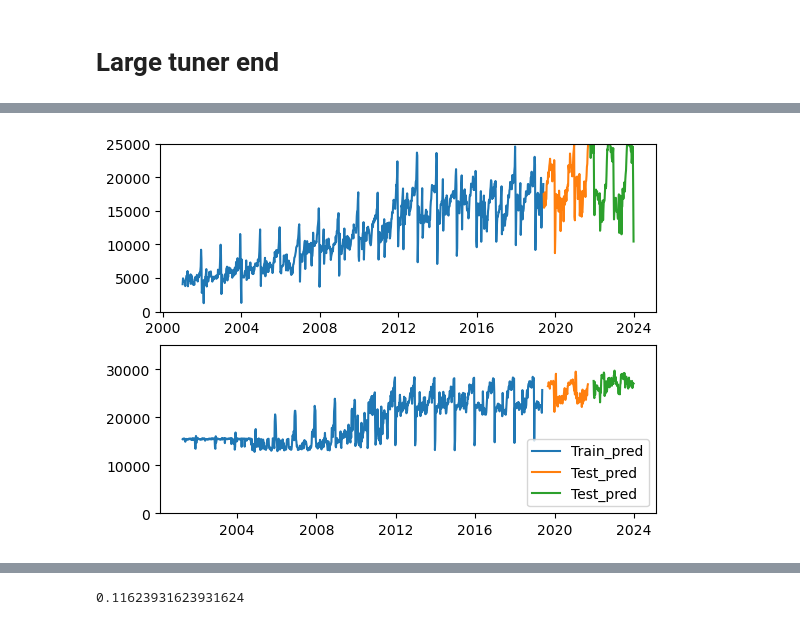
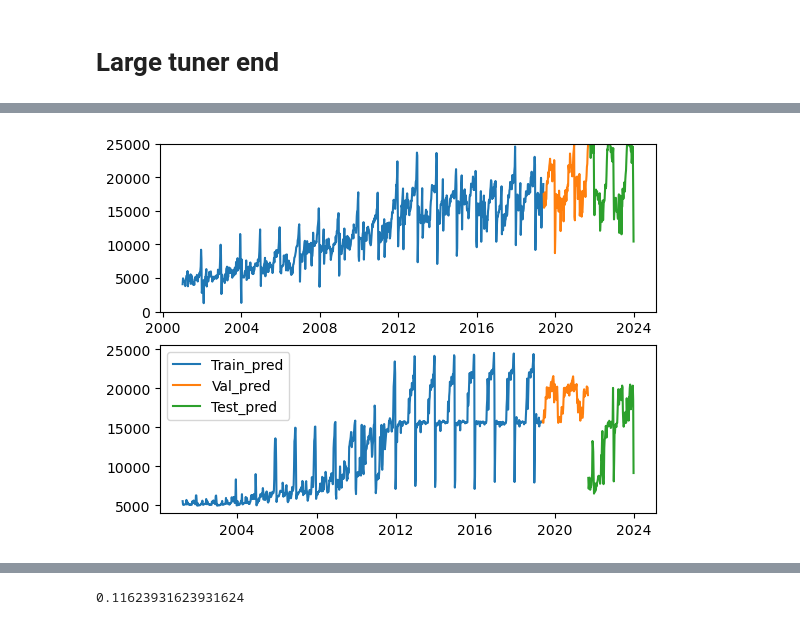
Before and after one commit to DataJakob/DT8807-Advanced-Topics-in-Deep-Learning, a Jupyter notebook: Feature_Engineering_and_Modelling.ipynb, the cells around one changed output, grey strips where cells are left out. Cells and saved outputs as stored; diff of their text form; code cells hidden in the pictures.

```diff
--- a/Feature_Engineering_and_Modelling.ipynb
+++ b/Feature_Engineering_and_Modelling.ipynb
@@ -237,13 +209,12 @@ engineering_func = ColumnTransformer(
 # %% [markdown]
 <h2> 4.2 Total pipeline </h2>
 # %%
-X_val_corr = pd.concat([X_train[-15:],X_val])
-X_test_corr = pd.concat([X_val[-15:],X_test])
+X_val_corr = pd.concat([X_train[-13:],X_val])
+X_test_corr = pd.concat([X_val[-13:],X_test])
 # %%
 pipe = Pipeline(steps=[
     ('det', time_func),
     ('ind', indicator_func),
-    ('lag', lagged_func),
     ('Col_spec', engineering_func),
     ('zScore_func', zScore_func),
     ('res', reshape_func)
@@ -253,18 +224,20 @@ pipe = Pipeline(steps=[
 
 pipe.set_params(
                 det__kw_args={'startValue':0},
-                lag__kw_args={'target':y_train},
+                # lag__kw_args={'target':y_train},
                 res__kw_args={'timeSteps':13}
                 )
 X_train_preprocessed  = pipe.fit_transform(X_train)
 
-pipe.set_params(det__kw_args={'startValue':960},
-                lag__kw_args={'target':y_val},
-                res__kw_args={'timeSteps':13})
+pipe.set_params(det__kw_args={'startValue':959-13},
+                # lag__kw_args={'target':y_val},
+                res__kw_args={'timeSteps':13}
+                )
 X_val_preprocessed  = pipe.transform(X_val_corr)
 
-pipe.set_params(det__kw_args={'startValue':1080},
-                lag__kw_args={'target': y_test},
-                res__kw_args={'timeSteps':13})
+pipe.set_params(det__kw_args={'startValue':1079-959},
+                # lag__kw_args={'target': y_test},
+                res__kw_args={'timeSteps':13}
+                )
 X_test_preprocessed  = pipe.transform(X_test_corr)
 # %% [output]
@@ -277,9 +250,9 @@ X_test_preprocessed  = pipe.transform(X_test_corr)
 # y_val_pre = target_scaler.transform(np.array([y_val[14:]]).T)
 # y_test_pre = target_scaler.transform(np.array([y_test[14:]]).T)
 
-y_train_pre = y_train[14:]
-y_val_pre = y_val[14:]
-y_test_pre =y_test[14:]
+y_train_pre = y_train[13:]
+y_val_pre = y_val[:]
+y_test_pre =y_test[:]
 # %% [markdown]
 <h1> X. Rest are drafts.. </h1>
 # %%
@@ -606,2 +593,7 @@ TEST = ensemble(cv_result, X_test_preprocessed)
 # %% [markdown]
 <h1> Large  tuner end
+# %%
+# model.fit(X_train_preprocessed, y_train_pre)
+train_pred = model.predict(X_train_preprocessed)
+val_pred = model.predict(X_val_preprocessed)
+test_pred = model.predict(X_test_preprocessed)
@@ -608,19 +621,19 @@ TEST = ensemble(cv_result, X_test_preprocessed)
 # %%
 fig,ax = plt.subplots(2)
 ax[0].plot(y_train, label='Train')
 ax[0].plot(y_val, label='Valid')
 ax[0].plot(y_test, label='Test')
 ax[0].set_ylim(0,25000)
 
-ax[1].plot(X_train.index[14:], TRAIN, label='Train_pred')
-ax[1].plot(X_val.index[14:], VAL, label='Test_pred')
-ax[1].plot(X_test.index[14:], TEST, label='Test_pred')
-ax[1].set_ylim(0,35000)
+ax[1].plot(X_train.index[13:], train_pred, label='Train_pred')
+ax[1].plot(X_val.index[:], val_pred, label='Val_pred')
+ax[1].plot(X_test.index[:], test_pred, label='Test_pred')
+# ax[1].set_ylim(0,35000)
 
 plt.legend()
 plt.show()
 # %% [output]
-[figure, old version]
+[figure, new version]
 # %%
 # from sklearn.metrics import root_mean_squared_error as RMSE
 # from sklearn.metrics import mean_absolute_percentage_error as
```
Also changed, not shown: parts of 33 cells of this notebook, 35 other files.
